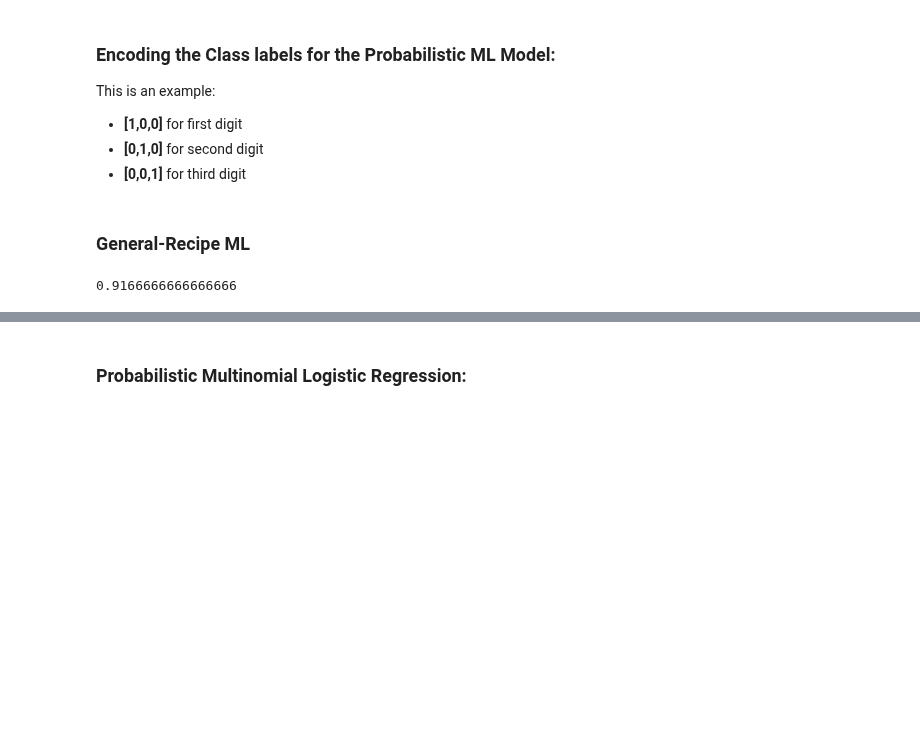
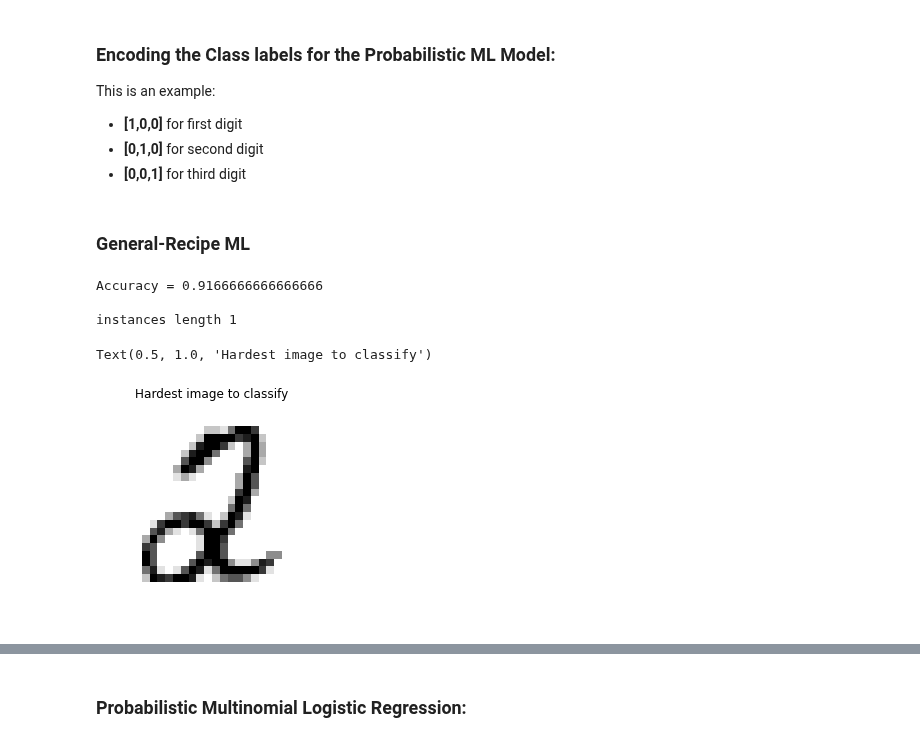
Before and after one commit to markdevine/ET5003_SEM1_2021-2, a Jupyter notebook: Etivity_1_MarkDevine_19187289.ipynb, the cells around one changed output, grey strips where cells are left out. Saved outputs shown, nothing was run; the diff lists cells and outputs as text; code cells hidden in the pictures; blank space fills up the shorter version.

```diff
--- a/Etivity_1_MarkDevine_19187289.ipynb
+++ b/Etivity_1_MarkDevine_19187289.ipynb
@@ -339,16 +322,26 @@ This is an example:
 # %%
 # model
 model_log = LogisticRegression(random_state=0, max_iter=2000, C=100, solver='lbfgs', multi_class='multinomial').fit(X_train, y_train)
 
 # Classification:
 y_pred_log = model_log.predict(X_val)
 y_pred_logi_prob = model_log.predict_proba(X_val)
 
 # Maybe taking the maximum probability
 # in any of the classes for each observation
 prob_classmax = np.max(y_pred_logi_prob,axis=1)
 
 # Computing the Accuracy:
-accuracy_score(y_pred_log, y_val)
+print("Accuracy =", accuracy_score(y_pred_log, y_val))
+print()
+
+# plot image hardest to recognise
+# thanks to Carlos for suggesting this nice addition
+plot_digits(X_train[np.array([np.argmin(prob_classmax)]),:],images_per_row=9)
+plt.title("Hardest image to classify", fontsize=12)
 # %% [output]
-0.9166666666666666
+Accuracy = 0.9166666666666666
+
+instances length 1
+Text(0.5, 1.0, 'Hardest image to classify')
+[figure, added]
```
Also changed, not shown: parts of 7 cells of this notebook.
